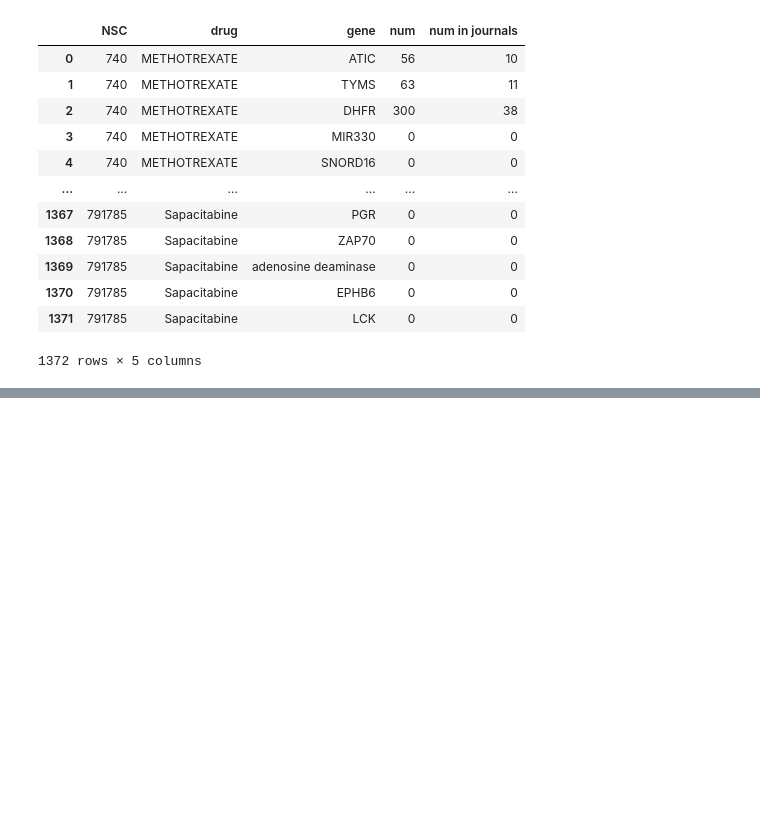
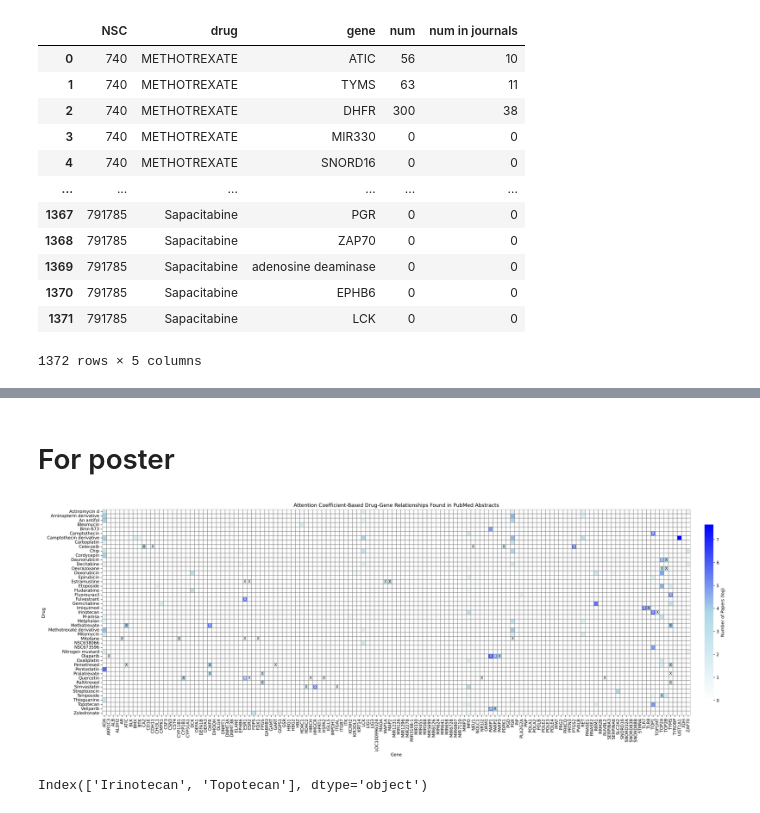
Before and after one commit to cannin/drGAT, a Jupyter notebook: Figs/Fig2.ipynb, the cells around one changed output, grey strips where cells are left out. Saved outputs shown, nothing was run; the diff lists cells and outputs as text; code cells hidden in the pictures; blank space fills up the shorter version.

```diff
--- a/Figs/Fig2.ipynb
+++ b/Figs/Fig2.ipynb
@@ -374,0 +319,7 @@ plt.show()
+# %%
+name = dict(pd.read_csv('nsc_cid_smiles_class_name.csv', index_col=0)[['NSC', 'NAME']].values)
+# %%
+dti = pd.read_csv('../../drugbank_xml2csv_python/dti_drugbank.csv', index_col=0)
+dti.index = [name[i] for i in dti.index]
+dti.index = dti.index.str.capitalize()
+dti
@@ -374,0 +409,73 @@ plt.show()
+# %% [markdown]
+# For poster
+# %%
+bubble_data = df.groupby(['drug', 'gene'])['num'].sum().reset_index()
+bubble_data = bubble_data.sort_values('gene')
+
+pivot_table_data = bubble_data.pivot_table(values='num', index='drug', columns='gene', aggfunc='sum').fillna(0)
+pivot_table_data.index = list(pivot_table_data.index)
+pivot_table_data.columns = list(pivot_table_data.columns)
+pivot_table_data = pivot_table_data.loc[bubble_data['drug'].unique()]
+pivot_table_data = pivot_table_data.sort_index()
+pivot_table_data.index = pivot_table_data.index.str.capitalize()
+pivot_table_data = pivot_table_data.groupby(pivot_table_data.index).mean()
+
+# Small visualzation
+pivot_table_data = pivot_table_data[pivot_table_data.sum(axis=1) > 5]
+
+pivot_table_data.columns = [i.replace('adenosine deaminase', 'ADA') for i in pivot_table_data.columns]
+# pivot_table_data = pivot_table_data.loc[list(set(dti.index) & set(pivot_table_data.index)), list(set(dti.columns) & set(pivot_table_data.columns))]
+pivot_table_data = pivot_table_data.loc[pivot_table_data.sum(axis=1) != 0]
+# pivot_table_data = pivot_table_data.loc[list(set(dti.index) & set(pivot_table_data.index)), list(set(dti.columns) & set(pivot_table_data.columns))]
+pivot_table_data.index = pivot_table_data.index \
+                                        .str.replace('2-n-methyl-6-thiaellipticinum iodide', 'NSC638066') \
+                                        .str.replace('7-ethyl-10-hydroxycamptothecin', 'NSC673596') \
+                                        .str.replace('6-mercaptopurine', 'Mercaptopurine') \
+                                        .str.replace('6-thioguanine', 'Thioguanine') \
+                                        .str.replace('8-chloro-adenosine', 'NSC354258') \
+                                        .str.replace('Benzaldehyde (ben)', 'Benzaldehyde')
+pivot_table_data = pivot_table_data.loc[sorted(pivot_table_data.index), sorted(pivot_table_data.columns)]
+
+t = pivot_table_data.copy()
+t = t*0
+tmp = dti.loc[list(set(dti.index) & set(pivot_table_data.index)), list(set(dti.columns) & set(pivot_table_data.columns))]
+
+
+k = np.sign(tmp.groupby(tmp.index).sum())
+t.loc[tmp.index, tmp.columns] = k
+
+log_scale_data = np.log1p(pivot_table_data[(t.sum(axis=1) != 0) | (pivot_table_data.sum(axis=1) != 0)])
+
+tmp = t[(t.sum(axis=1) != 0) | (pivot_table_data.sum(axis=1) != 0)]
+
+
+annot_data = np.where(tmp==1, "X", "")
+
+# Creating Heatmap without annotations (numbers)
+plt.figure(figsize=(30, 15), dpi=300)
+
+cmap = LinearSegmentedColormap.from_list(
+    'Custom cmap', ['#ffffff', 'lightblue', 'blue'], N=256)
+
+# heatmap を描画
+ax = sns.heatmap(
+    log_scale_data, annot=annot_data,  fmt="",  cmap=cmap, square=True,
+    linewidths=.5,
+    cbar_kws={'label': 'Number of Papers (log)', 'shrink': 0.5, 'pad': 0.02},
+    linecolor='gray'
+)
+
+ax.set_yticks(np.arange(len(log_scale_data.index)) + 0.5)  # 目盛りの位置を中央に設定
+ax.set_yticklabels(log_scale_data.index)
+
+plt.xticks(rotation=90)
+plt.xlabel('Gene')
+plt.ylabel('Drug')
+plt.title('Attention Coefficient-Based Drug-Gene Relationships Found in PubMed Abstracts')
+plt.show()
+# %% [output]
+[figure, added]
+# %%
+tmp.index[tmp.index.str.contains('can')]
+# %% [output]
+Index(['Irinotecan', 'Topotecan'], dtype='object')
```
Also changed, not shown: parts of 25 cells of this notebook, 4 other files.
